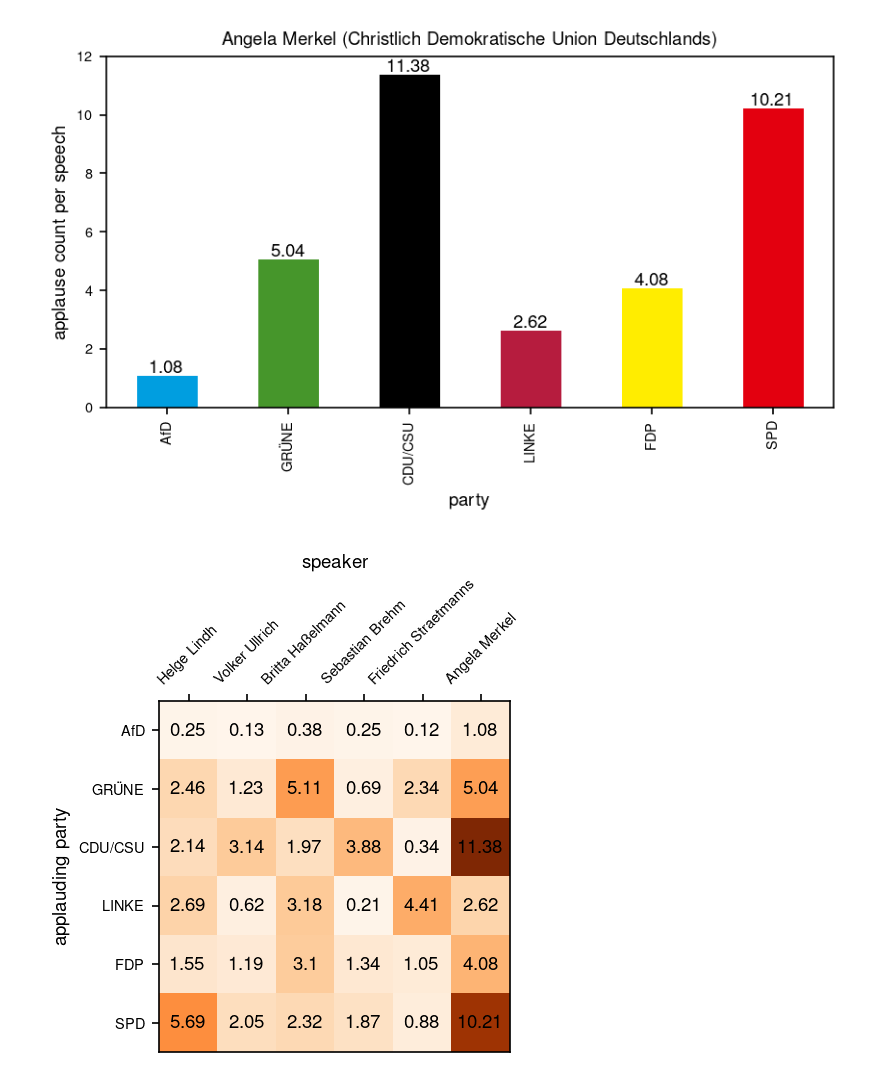
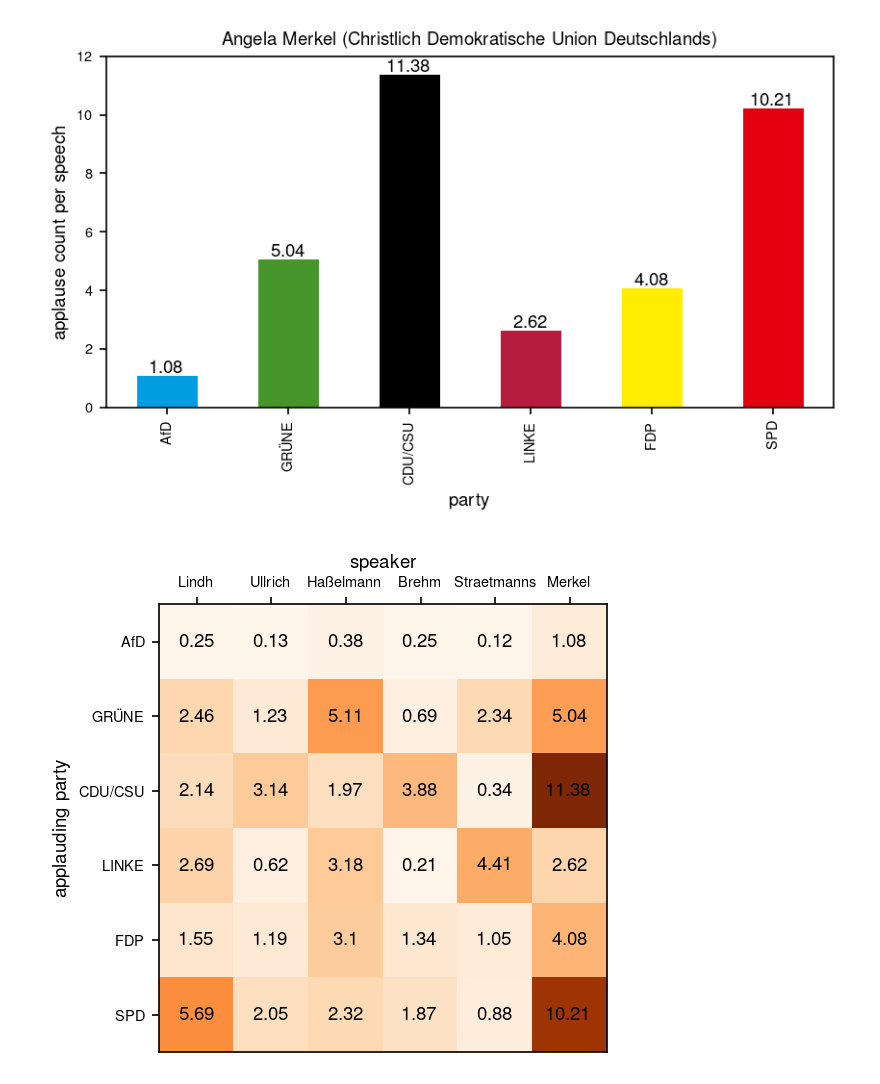
Before and after one commit to lukassailer/dl-bundestag, a Jupyter notebook: exp/comment_extras_02.ipynb, the cells around one changed output. Drawn from its saved outputs; the diff is of its cells as text; code cells hidden in the pictures.

Commit message:
Remove first names from speaker matrix to improve readability

```diff
--- a/exp/comment_extras_02.ipynb
+++ b/exp/comment_extras_02.ipynb
@@ -99,29 +99,29 @@ for (speaker, applauseDF) in topApplauseReceived:
 # %%
 applauseCorrelation = pd.Series(topSixNames, name="speaker")
 
 for (speaker, applauseDF) in topApplauseReceived:
     applauseCorrelation = pd.concat([applauseCorrelation, pd.Series(
         applauseDF["normalized applause count"], name=speaker)], axis=1)
 
 # plot
 shortNames = ["AfD", "GRÜNE", "CDU/CSU", "LINKE", "FDP", "SPD"]
 
 applauseMatrix = applauseCorrelation.drop("speaker", axis=1).to_numpy()
 axis_values = np.arange(0, len(shortNames), 1)
 
 fig, ax = plt.subplots()
 ax.matshow(applauseMatrix, cmap=plt.cm.Oranges)
 ax.set_xlabel("speaker")
 ax.set_ylabel("applauding party")
 ax.xaxis.tick_top()  # no ticks at the bottom
 ax.xaxis.set_label_position('top')
 ax.set_xticks(axis_values)
-ax.set_xticklabels(topSixNames, rotation=45)
+ax.set_xticklabels([name.split()[1] for name in topSixNames])
 ax.set_yticks(axis_values)
 ax.set_yticklabels(shortNames)
 for i in range(6):
     for j in range(6):
         c = applauseMatrix[j, i]
         ax.text(i, j, str(c), va='center', ha='center')
 # %% [output]
-[figure, old version]
+[figure, new version]
```
Also changed, not shown: 1 other file.
